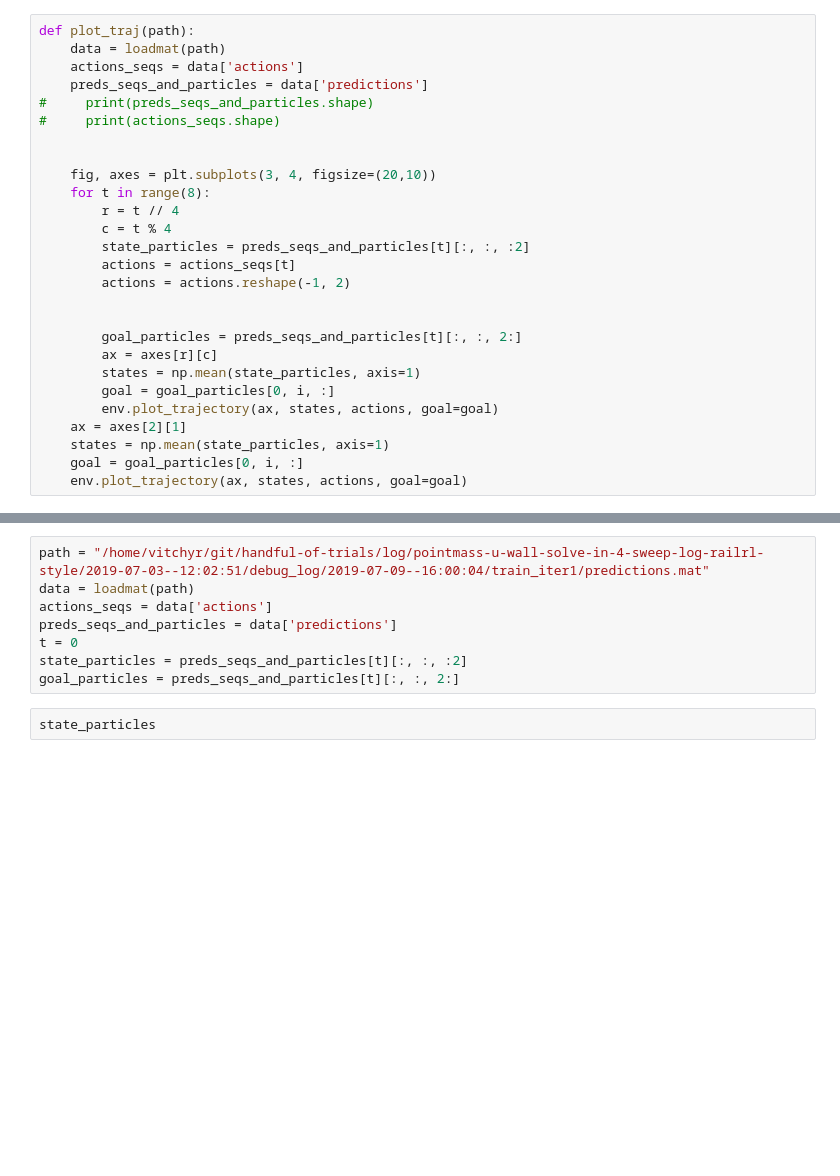
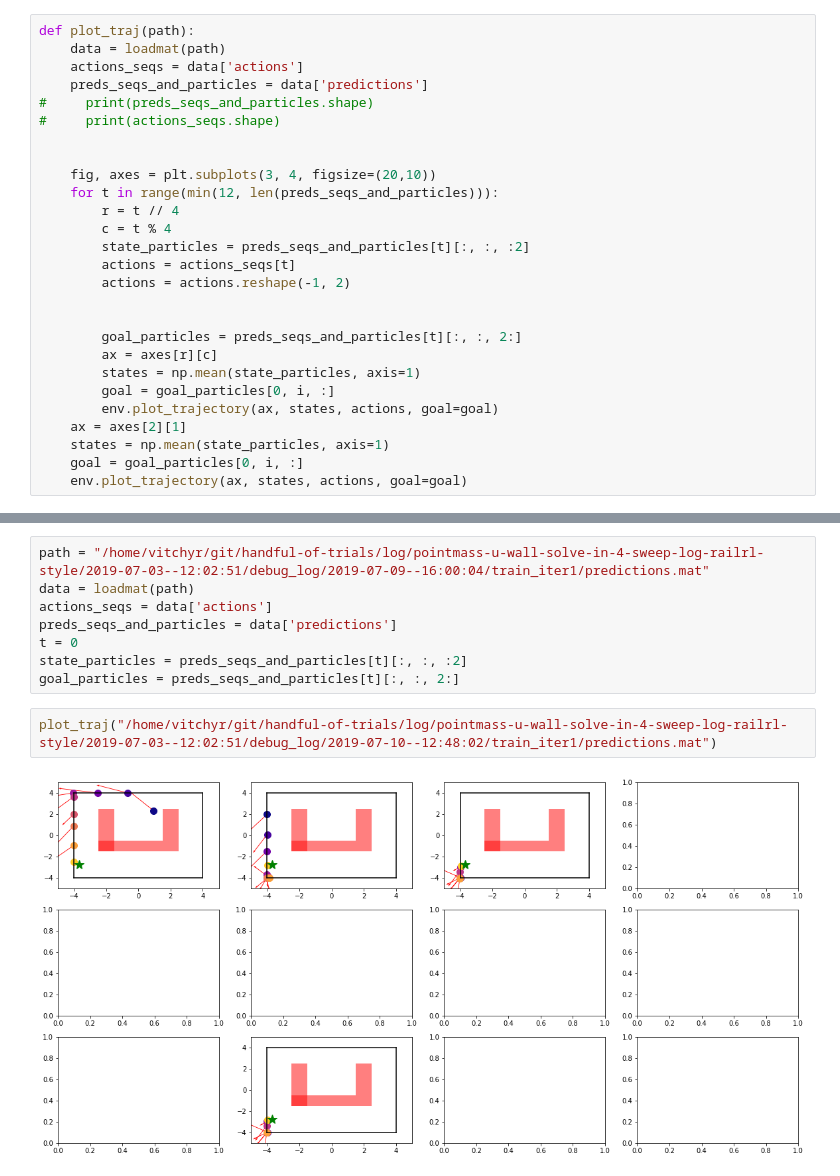
Before and after one commit to vitchyr/handful-of-trials, a Jupyter notebook: Visualizer.ipynb, the cells around one changed output, grey strips where cells are left out. Cells and saved outputs as stored; diff of their text form; blank space fills up the shorter version.

```diff
--- a/Visualizer.ipynb
+++ b/Visualizer.ipynb
@@ -22,7 +22,7 @@ def plot_traj(path):
 
 
     fig, axes = plt.subplots(3, 4, figsize=(20,10))
-    for t in range(8):
+    for t in range(min(12, len(preds_seqs_and_particles))):
         r = t // 4
         c = t % 4
         state_particles = preds_seqs_and_particles[t][:, :, :2]
@@ -139,5 +139,7 @@ preds_seqs_and_particles = data['predictions']
 t = 0
 state_particles = preds_seqs_and_particles[t][:, :, :2]
 goal_particles = preds_seqs_and_particles[t][:, :, 2:]
-# %%
-state_particles
+# %%
+plot_traj("/home/vitchyr/git/handful-of-trials/log/pointmass-u-wall-solve-in-4-sweep-log-railrl-style/2019-07-03--12:02:51/debug_log/2019-07-10--12:48:02/train_iter1/predictions.mat")
+# %% [output]
+[figure, added]
```
Also changed, not shown: parts of 1 cell of this notebook.
